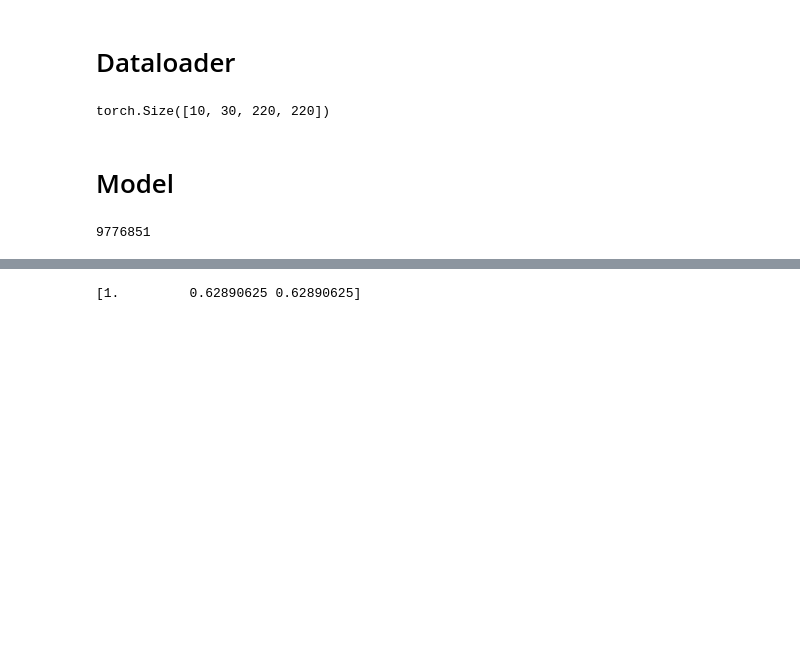
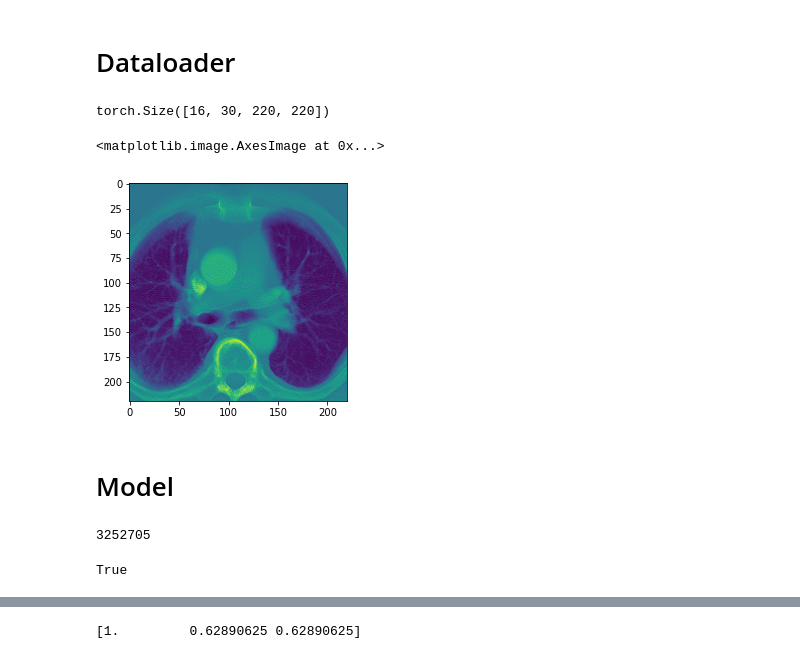
Before and after one commit to akorol98/osic, a Jupyter notebook: main.ipynb, the cells around one changed output, grey strips where cells are left out. Drawn from its saved outputs; the diff is of its cells as text; code cells hidden in the pictures; blank space fills up the shorter version.

```diff
--- a/main.ipynb
+++ b/main.ipynb
@@ -277,37 +276,38 @@ class OSICDataset(Dataset):
 
         a = self.meta.loc[idx, 'a']
         b = self.meta.loc[idx, 'b']
-        c = self.meta.loc[idx, 'c']
+#         c = self.meta.loc[idx, 'c']
 
-        label = np.array([a,b,c])
+        label = np.array([a, b])
 
 
         sample = {'scan' : scan, 'label': label}
 
+        if self.transform:
+            sample = self.transform(sample)
+
         return sample
-
-
-# class ToTensor(object):
-
-#     def __call__(self, sample):
-
-#         scan, label = sample['scan'], sample['label']
-#         scan = torch.from_numpy(scan).float()
-
-#         return {'scan': image, 'label': torch.from_numpy(labels).float()}
 # %% [markdown]
 # Dataloader
 # %%
 from torch.utils.data import Dataset, DataLoader
 # %%
-train_dataset = OSICDataset('data/train_df.csv', 'data/train_transformed_2/')
-dataloader = DataLoader(train_dataset, batch_size=10, shuffle=True, num_workers=2)
+train_dataset = OSICDataset('data/train_df_scailed_train.csv', 'data/train_transformed_2/')
+dataloader = DataLoader(train_dataset, batch_size=16, shuffle=True, num_workers=2)
+
+test_dataset = OSICDataset('data/train_df_scailed_test.csv', 'data/train_transformed_2/')
+dataloader_test = DataLoader(test_dataset, batch_size=10, shuffle=True, num_workers=2)
 # %%
 batch = next(iter(dataloader))
 # %%
 batch['scan'].shape
 # %% [output]
-torch.Size([10, 30, 220, 220])
+torch.Size([16, 30, 220, 220])
+# %%
+plt.imshow(batch['scan'][2].sum(axis=0))
+# %% [output]
+<matplotlib.image.AxesImage at 0x...>
+[figure, added]
 # %% [markdown]
 # Model
 # %%
@@ -392,8 +459,8 @@ def weights_init(m):
         m.weight.data.normal_(0.0, 0.02)
         m.bias.data.fill_(0)
 # %%
-model = OSIC_Model_2d(1)
+model = OSIC_Model_3d(1)
 model.apply(weights_init)
 print(sum(p.numel() for p in model.parameters()))
 # %% [output]
-9776851
+3252705
@@ -399,0 +469,4 @@ print(sum(p.numel() for p in model.parameters()))
+# %%
+torch.cuda.is_available()
+# %% [output]
+True
```
Also changed, not shown: parts of 15 cells of this notebook.
